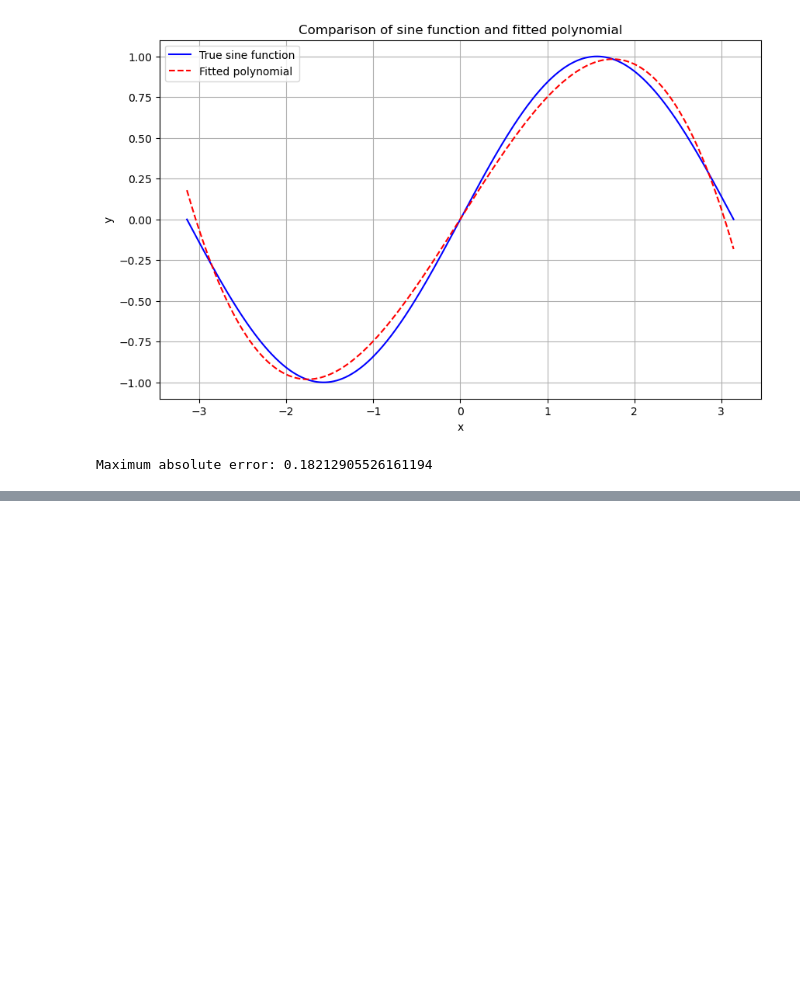
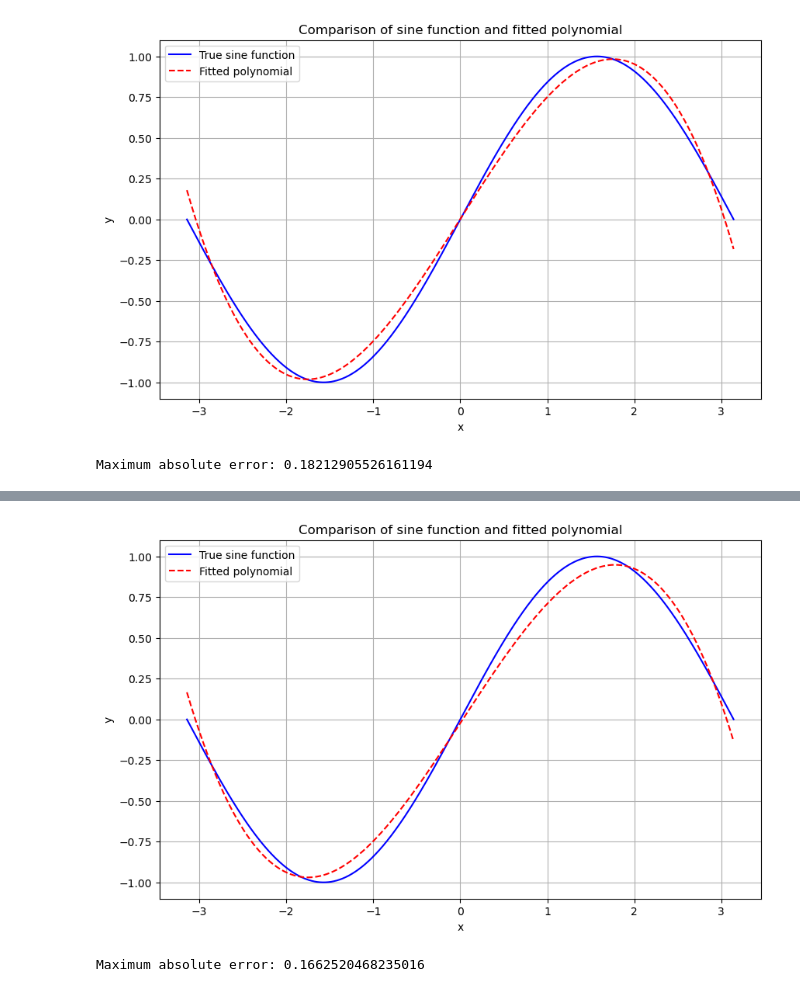
Before and after one commit to AnjaliML/ML101, a Jupyter notebook: predictingSinX.ipynb, the cells around one changed output, grey strips where cells are left out. Saved outputs shown, nothing was run; the diff lists cells and outputs as text; code cells hidden in the pictures; blank space fills up the shorter version.

```diff
--- a/predictingSinX.ipynb
+++ b/predictingSinX.ipynb
@@ -538,0 +543,7 @@ Maximum absolute error: 0.18212905526161194
+# %%
+import torch
+import math
+
+dtype = torch.float
+device = "cuda" if torch.cuda.is_available() else "cpu"
+torch.set_default_device(device)
@@ -538,0 +553,10 @@ Maximum absolute error: 0.18212905526161194
+# %%
+# Create Tensors to hold input and outputs.
+x = torch.linspace(-math.pi, math.pi, 2000, dtype=dtype)
+y = torch.sin(x)
+
+# Creating Trainable Parameters
+a = torch.randn((), dtype=dtype, requires_grad=True)
+b = torch.randn((), dtype=dtype, requires_grad=True)
+c = torch.randn((), dtype=dtype, requires_grad=True)
+d = torch.randn((), dtype=dtype, requires_grad=True)
@@ -538,0 +633,29 @@ Maximum absolute error: 0.18212905526161194
+# %%
+import matplotlib.pyplot as plt
+
+# Compute the final predicted y values
+with torch.no_grad():
+    y_pred = a + b * x + c * x ** 2 + d * x ** 3
+
+# Convert tensors to numpy arrays for plotting
+x_np = x.cpu().numpy()
+y_np = y.cpu().numpy()
+y_pred_np = y_pred.cpu().numpy()
+
+# Create the plot
+plt.figure(figsize=(10, 6))
+plt.plot(x_np, y_np, 'b-', label='True sine function')
+plt.plot(x_np, y_pred_np, 'r--', label='Fitted polynomial')
+plt.xlabel('x')
+plt.ylabel('y')
+plt.title('Comparison of sine function and fitted polynomial')
+plt.legend()
+plt.grid(True)
+plt.show()
+
+# Print the maximum absolute error
+max_error = torch.max(torch.abs(y_pred - y)).item()
+print(f'Maximum absolute error: {max_error}')
+# %% [output]
+[figure, added]
+Maximum absolute error: 0.1662520468235016
```
Also changed, not shown: parts of 5 cells of this notebook.
